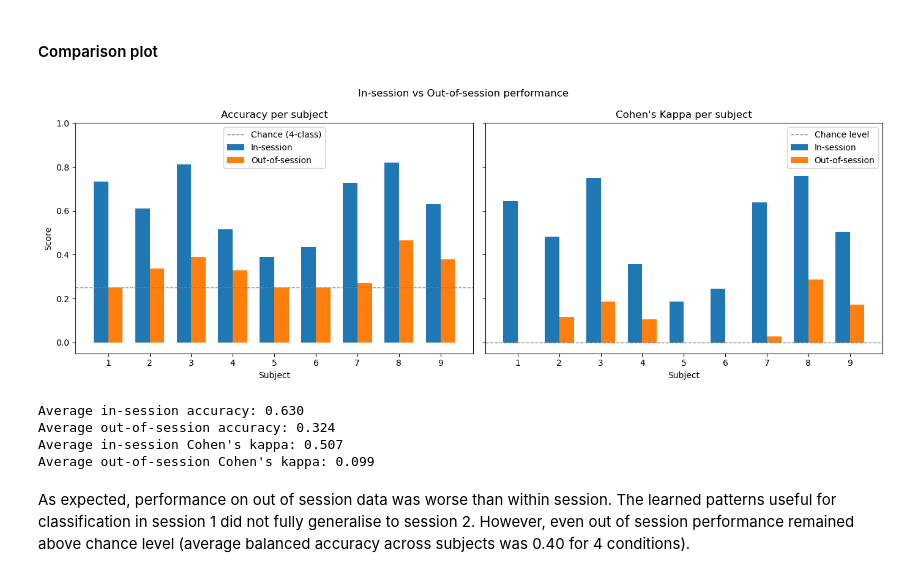
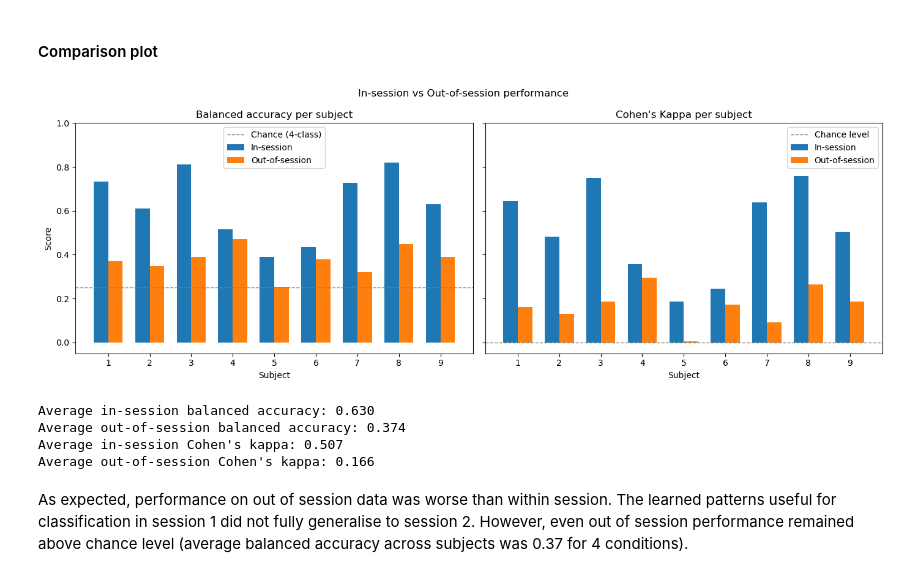
Before and after one commit to daviddaubner42/bciciv2a, a Jupyter notebook: preprocessing_evaluation.ipynb, the cells around one changed output. Cells and saved outputs as stored; diff of their text form; code cells hidden in the pictures.

```diff
--- a/preprocessing_evaluation.ipynb
+++ b/preprocessing_evaluation.ipynb
@@ -775,9 +775,9 @@ for subject in range(9):
 
     # Apply ICA trained on session 1
     eeg_current = [ch for ch in raw.ch_names if ch not in EOG_CHS]
-    raw.rename_channels(dict(zip(eeg_current, CH_NAMES_2A)))
+    ref_raw.rename_channels(dict(zip(eeg_current, CH_NAMES_2A)))
     ica = read_ica(Path("ica", f"A0{subject+1}_ica.fif"))
-    clean_raw = ica.apply(raw)
+    clean_raw = ica.apply(ref_raw)
 
     # Bandpass filter to mu/beta band
     mubeta_raw = clean_raw.filter(l_freq=8, h_freq=30)
@@ -840,40 +840,40 @@ fig, axes = plt.subplots(1, 2, figsize=(14, 5), sharey=True)
 ax = axes[0]
 ax.bar(x - width/2, inses_accs, width, label="In-session")
 ax.bar(x + width/2, outses_accs, width, label="Out-of-session")
-ax.set_title("Accuracy per subject")
+ax.set_title("Balanced accuracy per subject")
 ax.set_xlabel("Subject")
 ax.set_ylabel("Score")
 ax.set_xticks(x)
 ax.set_xticklabels(list(range(1, 10)))
 ax.axhline(0.25, color="gray", linestyle="--", linewidth=1, label="Chance (4-class)")
 ax.legend()
 ax.set_ylim(0, 1)
 
 # --- Kappa subplot ---
 ax = axes[1]
 ax.bar(x - width/2, inses_kappas, width, label="In-session")
 ax.bar(x + width/2, outses_kappas, width, label="Out-of-session")
 ax.set_title("Cohen's Kappa per subject")
 ax.set_xlabel("Subject")
 ax.set_xticks(x)
 ax.set_xticklabels(list(range(1, 10)))
 ax.axhline(0.0, color="gray", linestyle="--", linewidth=1, label="Chance level")
 ax.legend()
 ax.set_ylim(-0.05, 1)
 
 fig.suptitle("In-session vs Out-of-session performance")
 fig.tight_layout()
 plt.show()
 
-print(f"Average in-session accuracy: {np.mean(inses_accs):.3f}")
-print(f"Average out-of-session accuracy: {np.mean(outses_accs):.3f}")
+print(f"Average in-session balanced accuracy: {np.mean(inses_accs):.3f}")
+print(f"Average out-of-session balanced accuracy: {np.mean(outses_accs):.3f}")
 print(f"Average in-session Cohen's kappa: {np.mean(inses_kappas):.3f}")
 print(f"Average out-of-session Cohen's kappa: {np.mean(outses_kappas):.3f}")
 # %% [output]
-[figure, old version]
+[figure, new version]
-Average in-session accuracy: 0.630
-Average out-of-session accuracy: 0.324
+Average in-session balanced accuracy: 0.630
+Average out-of-session balanced accuracy: 0.374
 Average in-session Cohen's kappa: 0.507
-Average out-of-session Cohen's kappa: 0.099
+Average out-of-session Cohen's kappa: 0.166
 # %% [markdown]
-As expected, performance on out of session data was worse than within session. The learned patterns useful for classification in session 1 did not fully generalise to session 2. However, even out of session performance remained above chance level (average balanced accuracy across subjects was 0.40 for 4 conditions).
+As expected, performance on out of session data was worse than within session. The learned patterns useful for classification in session 1 did not fully generalise to session 2. However, even out of session performance remained above chance level (average balanced accuracy across subjects was 0.37 for 4 conditions).
```
Also changed, not shown: parts of 4 cells of this notebook.
